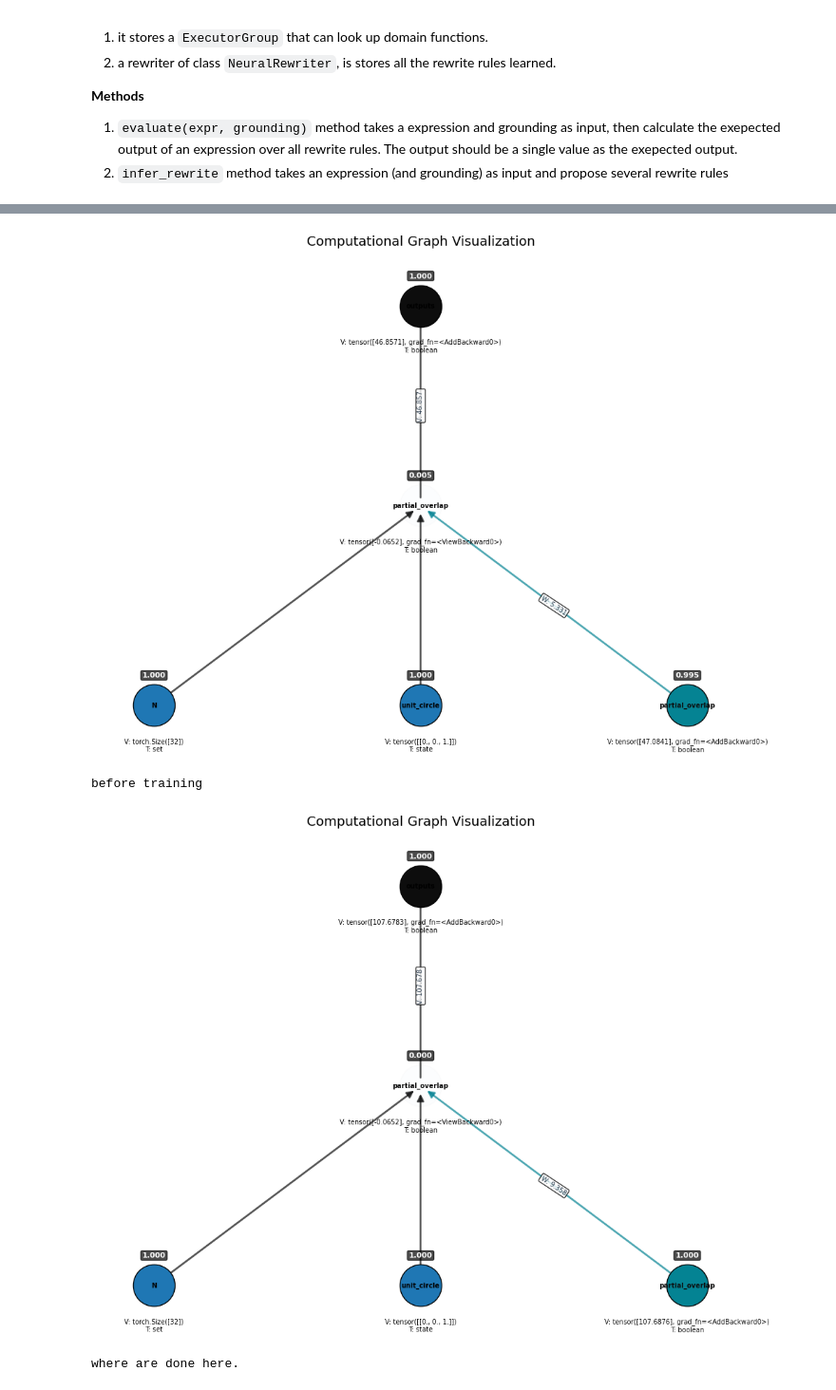
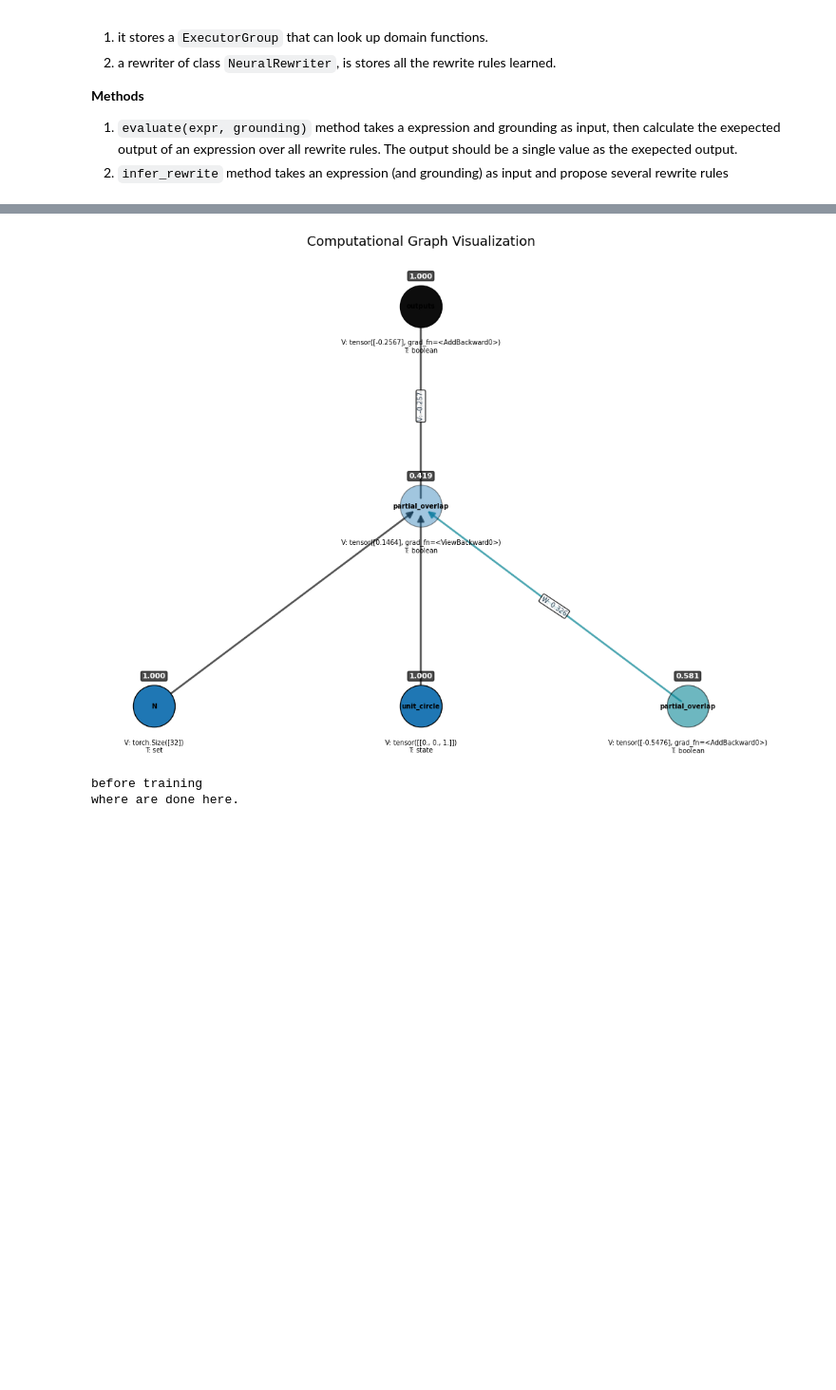
Before and after one commit to ZongjingLi/MetaLearner, a Jupyter notebook: debug.ipynb, the cells around one changed output, grey strips where cells are left out. Shown at 95% size. Cells and saved outputs as stored; diff of their text form; code cells hidden in the pictures; blank space fills up the shorter version.

Commit message:
display the functionality using the debug.py

```diff
--- a/debug.ipynb
+++ b/debug.ipynb
@@ -93,31 +93,30 @@ Value:[tensor([0.3710], grad_fn=<AddBackward0>)]-boolean P:[1.0]
 # %%
 
 expr = "partial_overlap:Circle(N:Integer(), unit_circle:Circle())"
 expr = Expression.parse_program_string(expr)
 
 executor.base_executor.freeze_extended(False)
 optim = torch.optim.Adam(executor.parameters(), lr = 1e-3)
 
 executor.display("namo")
 print("before training")
 
 for epoch in range(100):
     result = executor.evaluate(expr, grounding = {})
     loss = torch.nn.functional.binary_cross_entropy_with_logits(torch.tensor([1.0]), result.value)
     optim.zero_grad()
     loss.backward()
     optim.step()
 
 executor.evaluate(expr, grounding = {})
 
 
-executor.display("outputs/namo")
+#executor.display("outputs/namo")
 print("where are done here.")
 # %% [output]
-[figure, old version]
+[figure, new version]
 before training
+where are done here.
-[figure, removed]
-where are done here.
 # %%
 from core.model import MetaLearner
 
```
Also changed, not shown: parts of 9 cells of this notebook, 2 other files.
